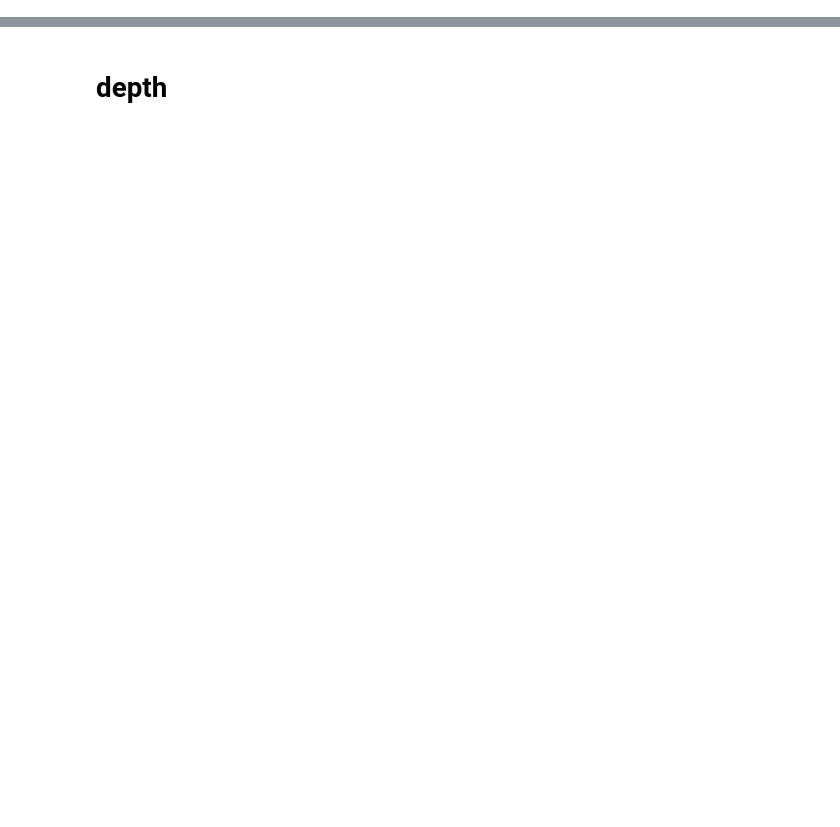
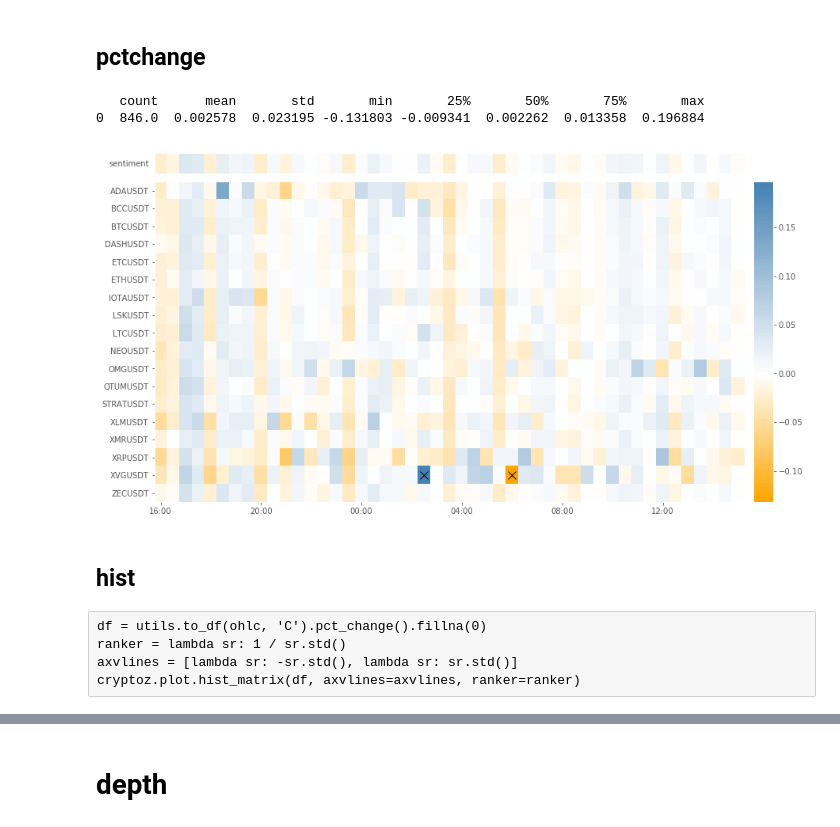
Before and after one commit to Sahanduiuc/cryptoz, a Jupyter notebook: Workbook.ipynb, the cells around one changed output, grey strips where cells are left out. Drawn from its saved outputs; the diff is of its cells as text; code cells hidden in the pictures; blank space fills up the shorter version.

```diff
--- a/Workbook.ipynb
+++ b/Workbook.ipynb
@@ -149,0 +7,6 @@ cryptoz.plot.evolution(df, cmap=cmap, norm=norm)
+# %%
+from binance.client import Client
+from binance import enums
+api_key = "key"
+api_secret = "secret"
+client = Client(api_key, api_secret)
@@ -149,0 +52,19 @@ cryptoz.plot.evolution(df, cmap=cmap, norm=norm)
+# %% [markdown]
+## pctchange
+# %%
+df = utils.to_df(ohlc, 'C').iloc[-48:]
+
+cmap = cryptoz.plot.continuous_cmap(['orange', 'white', 'steelblue'])
+norm = cryptoz.plot.midpoint_norm(0)
+cryptoz.plot.evolution(df.pct_change().dropna(), cmap=cmap, norm=norm)
+# %% [output]
+   count      mean       std       min       25%       50%       75%       max
+0  846.0  0.002578  0.023195 -0.131803 -0.009341  0.002262  0.013358  0.196884
+[figure, added]
+# %% [markdown]
+## hist
+# %% [raw]
+df = utils.to_df(ohlc, 'C').pct_change().fillna(0)
+ranker = lambda sr: 1 / sr.std()
+axvlines = [lambda sr: -sr.std(), lambda sr: sr.std()]
+cryptoz.plot.hist_matrix(df, axvlines=axvlines, ranker=ranker)
```
Also changed, not shown: parts of 47 cells of this notebook, 7 other files.
